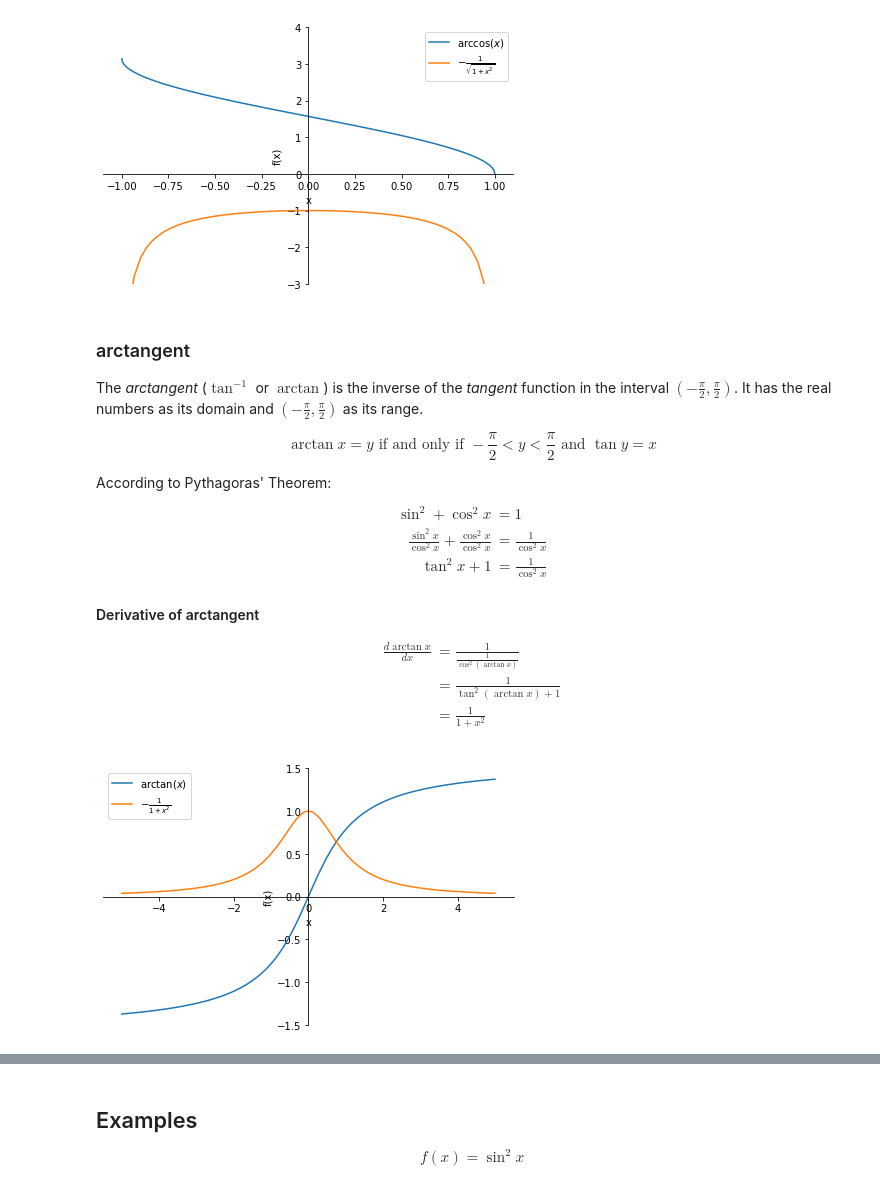
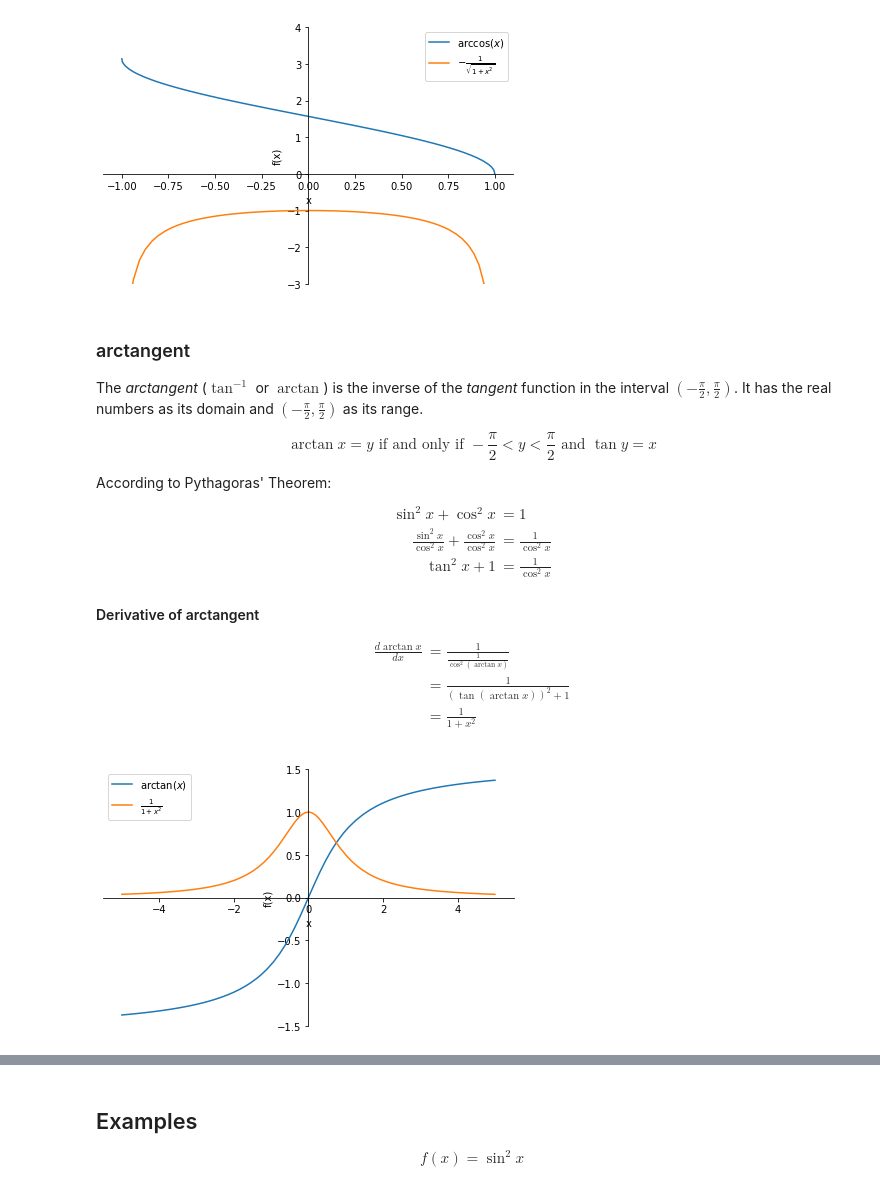
Before and after one commit to gerhardJaeger/mathML_24_25, a Jupyter notebook: session20/Notebook20.ipynb, the cells around one changed output, grey strips where cells are left out. Saved outputs shown, nothing was run; the diff lists cells and outputs as text; code cells hidden in the pictures.

```diff
--- a/session20/Notebook20.ipynb
+++ b/session20/Notebook20.ipynb
@@ -470,7 +470,7 @@ $$
 According to Pythagoras' Theorem:
 $$
 \begin{align}
-\sin^2 + \cos^2 x &= 1\\
+\sin^2 x + \cos^2 x &= 1\\
 \frac{\sin^2 x}{\cos^2 x} + \frac{\cos^2 x}{\cos^2 x} &= \frac{1}{\cos^2 x}\\
 \tan^2 x + 1 &= \frac{1}{\cos^2 x}
 \end{align}
@@ -482,30 +482,30 @@ $$
 $$
 \begin{align}
 \frac{d\arctan x}{dx} &= \frac{1}{\frac{1}{\cos^2(\arctan x)}}\\
-&=\frac{1}{\tan^2(\arctan x) + 1}\\
+&=\frac{1}{(\tan(\arctan x))^2 + 1}\\
 &= \frac{1}{1+x^2}
 \end{align}
 $$
-# %%
-import sympy as sp
-
-# Define the variable
-x = sp.symbols('x')
-
-# Define sine and cosine functions
-f = sp.atan(x)
-df = 1/(1+x**2)
-
-# Plot using SymPy's plot function
-p = sp.plot(
-    f, df,
-    (x, -5, 5),
-    legend=True,
-    ylim=(-1.5, 1.5),
-    show=False,  # To customize further
-)
-p[0].label = r"$\arctan(x)$"
-p[1].label = r"$-\frac{1}{1+x^2}$"
-p.show()
-# %% [output]
-[figure, removed]
+# %%
+import sympy as sp
+
+# Define the variable
+x = sp.symbols('x')
+
+# Define sine and cosine functions
+f = sp.atan(x)
+df = 1/(1+x**2)
+
+# Plot using SymPy's plot function
+p = sp.plot(
+    f, df,
+    (x, -5, 5),
+    legend=True,
+    ylim=(-1.5, 1.5),
+    show=False,  # To customize further
+)
+p[0].label = r"$\arctan(x)$"
+p[1].label = r"$\frac{1}{1+x^2}$"
+p.show()
+# %% [output]
+[figure, added]
```
Also changed, not shown: parts of 17 cells of this notebook.
